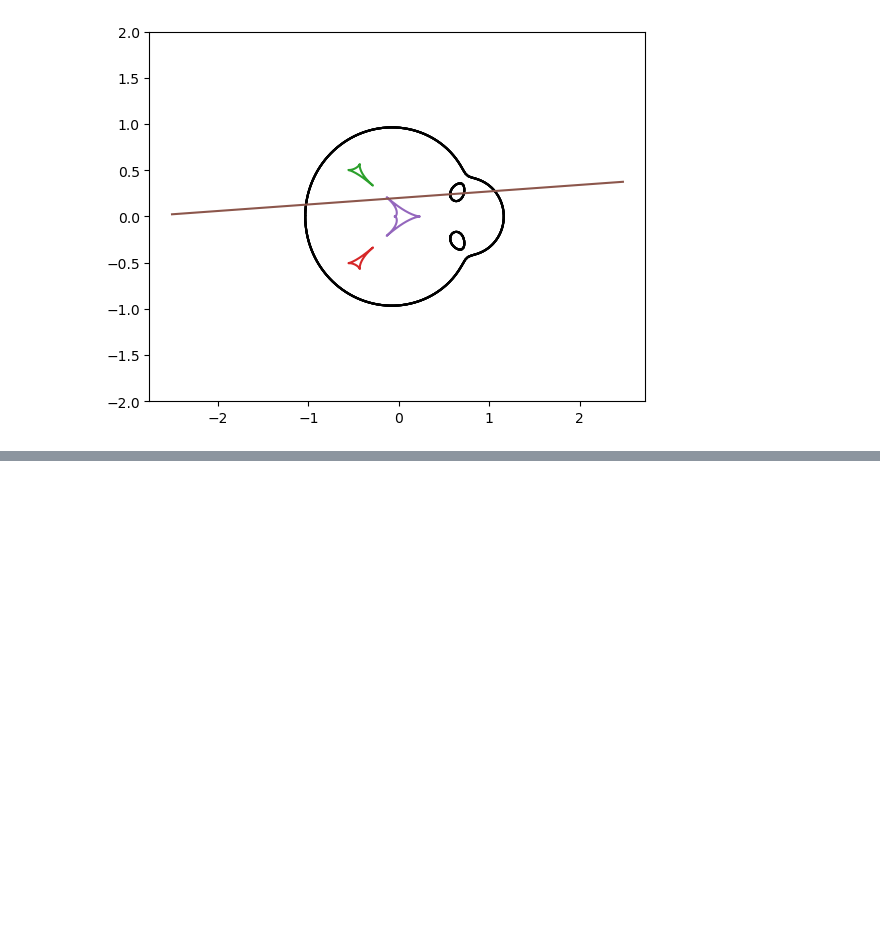
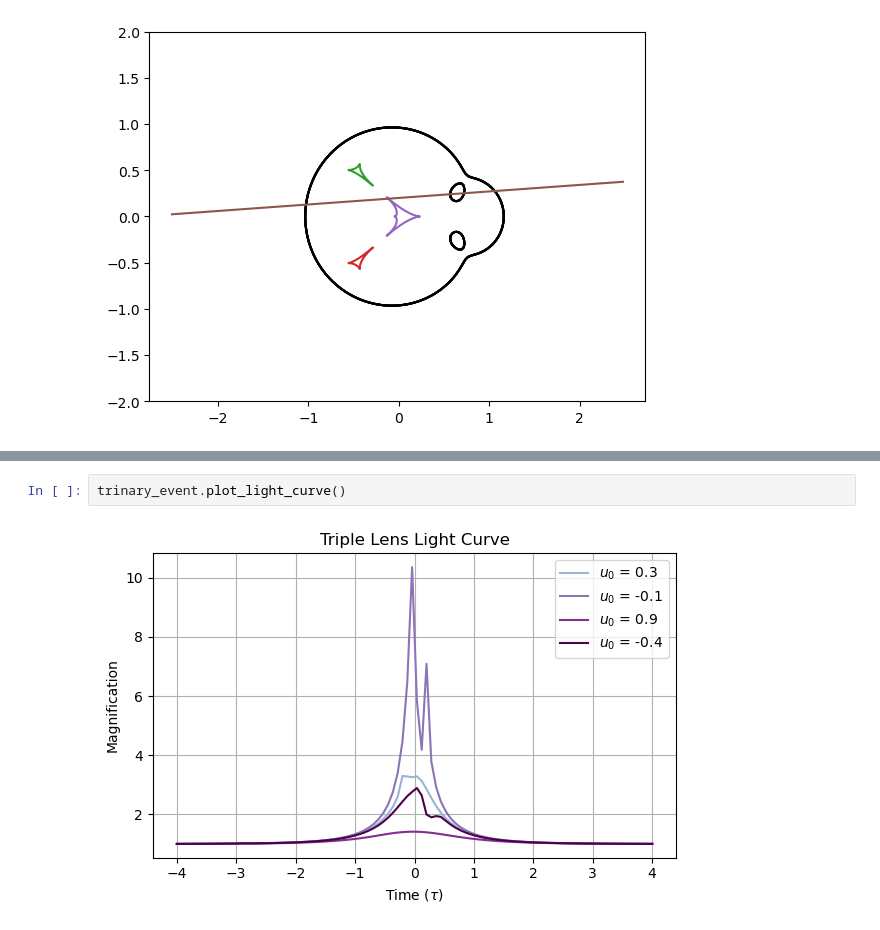
Before and after one commit to AmberLee2427/SURP25, a Jupyter notebook: Microlensing/TripleLensTest.ipynb, the cells around one changed output, grey strips where cells are left out. Saved outputs shown, nothing was run; the diff lists cells and outputs as text; blank space fills up the shorter version.

```diff
--- a/Microlensing/TripleLensTest.ipynb
+++ b/Microlensing/TripleLensTest.ipynb
@@ -98,0 +106,4 @@ Nopoly
+# %%
+trinary_event.plot_light_curve()
+# %% [output]
+[figure, added]
```
Also changed, not shown: parts of 6 cells of this notebook, 1 other file.
